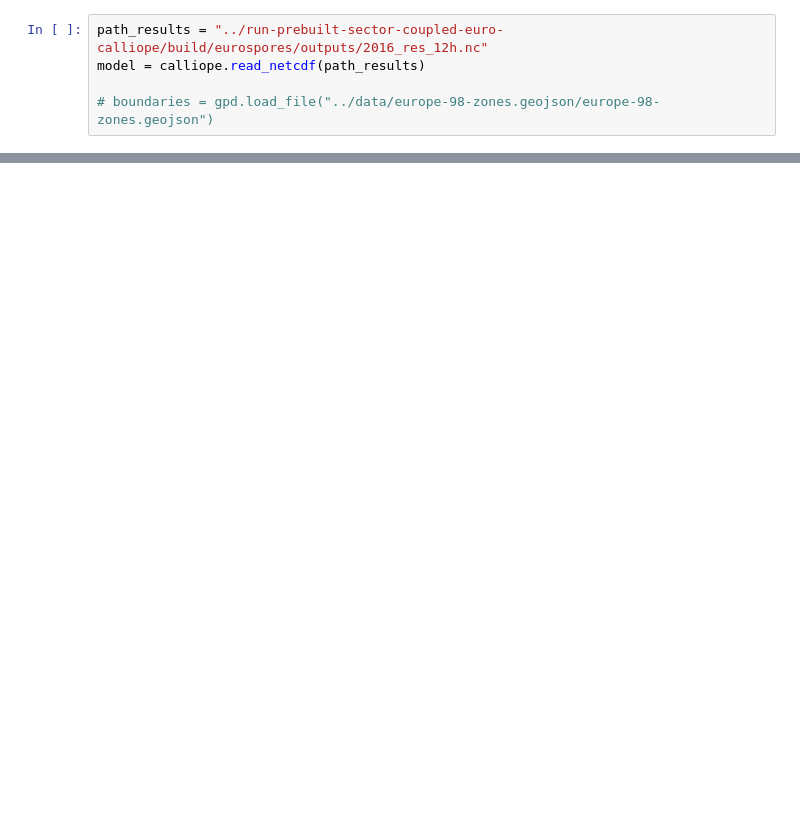
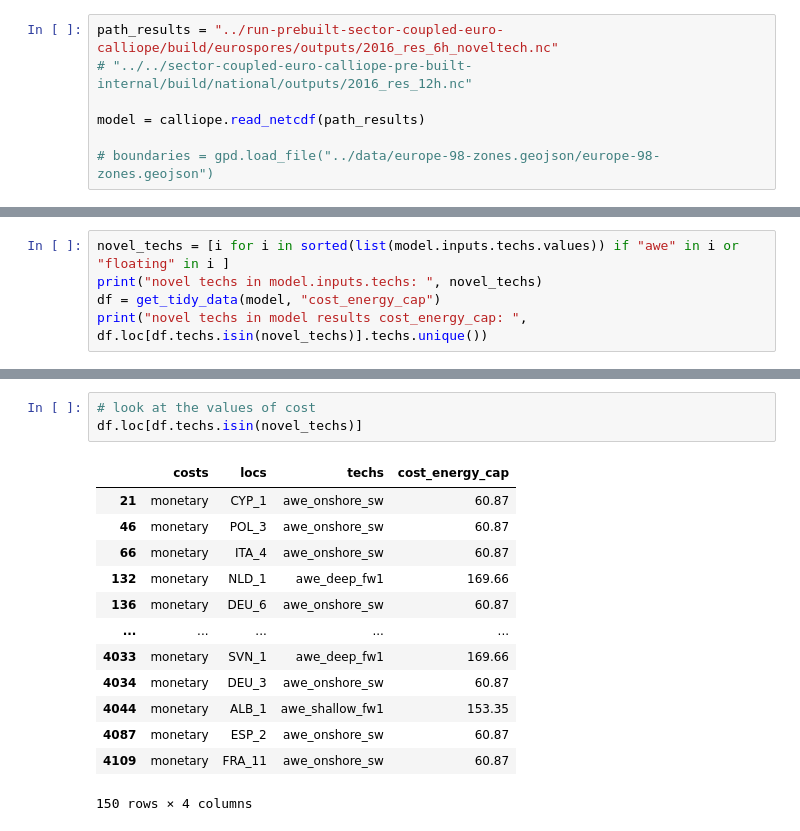
Before and after one commit to jnnr/jw4a-d2.1, a Jupyter notebook: notebooks/plot_model_results.ipynb, the cells around one changed output, grey strips where cells are left out. Cells and saved outputs as stored; diff of their text form; blank space fills up the shorter version.

```diff
--- a/notebooks/plot_model_results.ipynb
+++ b/notebooks/plot_model_results.ipynb
@@ -21,5 +24,7 @@ sorted([loctec for loctec in model.inputs.loc_techs.to_pandas().to_list() if "aw
 # %%
-path_results = "../run-prebuilt-sector-coupled-euro-calliope/build/eurospores/outputs/2016_res_12h.nc"
+path_results = "../run-prebuilt-sector-coupled-euro-calliope/build/eurospores/outputs/2016_res_6h_noveltech.nc"
+# "../../sector-coupled-euro-calliope-pre-built-internal/build/national/outputs/2016_res_12h.nc"
+
 model = calliope.read_netcdf(path_results)
 
 # boundaries = gpd.load_file("../data/europe-98-zones.geojson/europe-98-zones.geojson")
@@ -57,0 +31,5 @@ ax.plot.bar(df["locs"], df["energy_cap"])
+# %%
+novel_techs = [i for i in sorted(list(model.inputs.techs.values)) if "awe" in i or "floating" in i ]
+print("novel techs in model.inputs.techs: ", novel_techs)
+df = get_tidy_data(model, "cost_energy_cap")
+print("novel techs in model results cost_energy_cap: ", df.loc[df.techs.isin(novel_techs)].techs.unique())
@@ -57,0 +53,17 @@ ax.plot.bar(df["locs"], df["energy_cap"])
+# %%
+# look at the values of cost
+df.loc[df.techs.isin(novel_techs)]
+# %% [output]
+|  | costs | locs | techs | cost_energy_cap |
+| 21 | monetary | CYP_1 | awe_onshore_sw | 60.87 |
+| 46 | monetary | POL_3 | awe_onshore_sw | 60.87 |
+| 66 | monetary | ITA_4 | awe_onshore_sw | 60.87 |
+| 132 | monetary | NLD_1 | awe_deep_fw1 | 169.66 |
+| 136 | monetary | DEU_6 | awe_onshore_sw | 60.87 |
+| ... | ... | ... | ... | ... |
+| 4033 | monetary | SVN_1 | awe_deep_fw1 | 169.66 |
+| 4034 | monetary | DEU_3 | awe_onshore_sw | 60.87 |
+| 4044 | monetary | ALB_1 | awe_shallow_fw1 | 153.35 |
+| 4087 | monetary | ESP_2 | awe_onshore_sw | 60.87 |
+| 4109 | monetary | FRA_11 | awe_onshore_sw | 60.87 |
+150 rows × 4 columns
```
Also changed, not shown: parts of 12 cells of this notebook, 6 other files.
